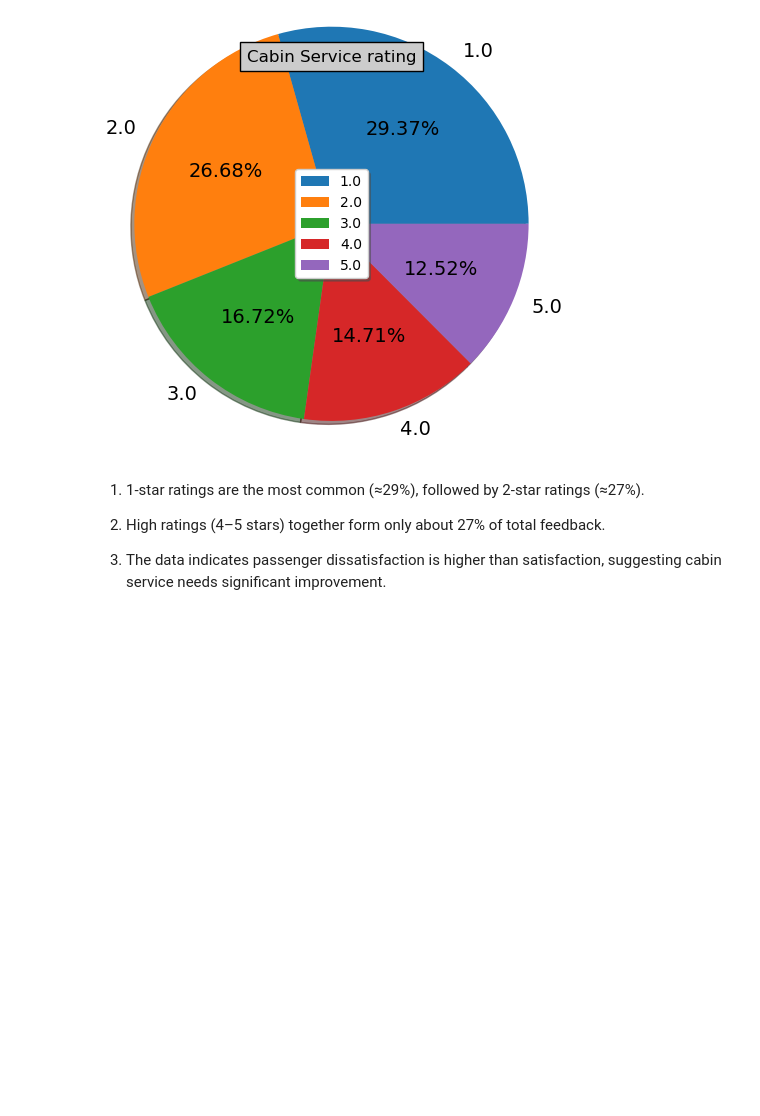
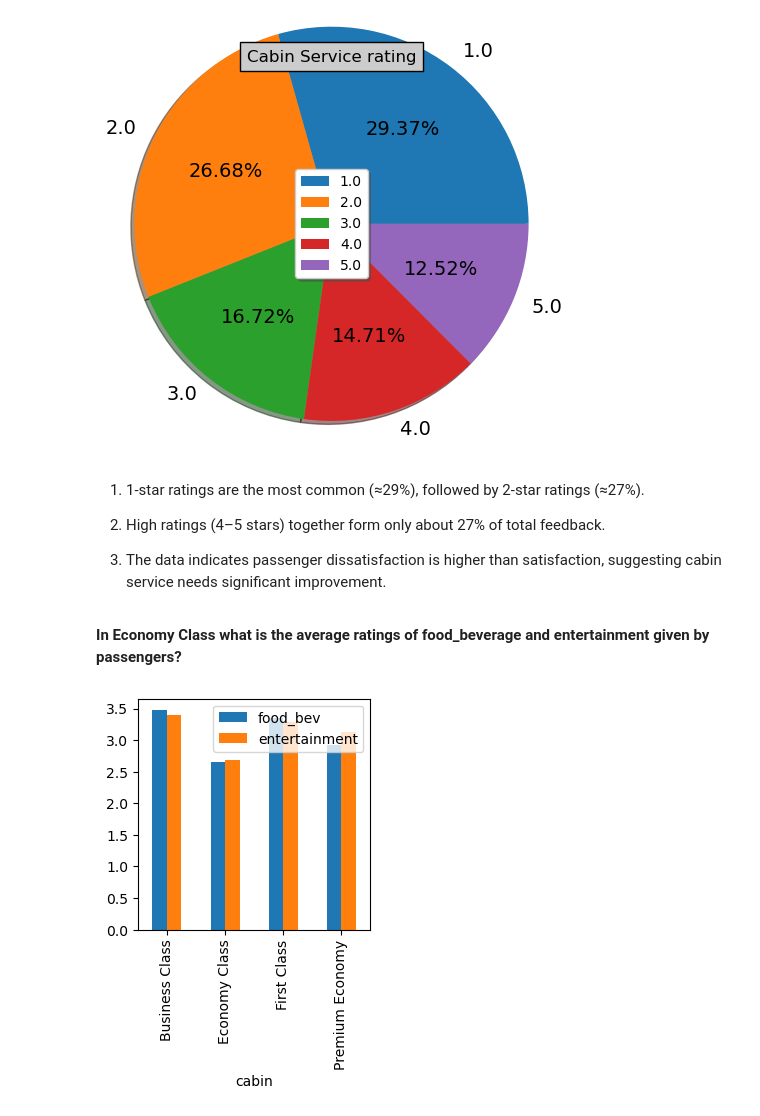
Before and after one commit to Siddharth3271/Airline-Passenger-Refferal-Prediction, a Jupyter notebook: code.ipynb, the cells around one changed output. Cells and saved outputs as stored; diff of their text form; code cells hidden in the pictures; blank space fills up the shorter version.

```diff
--- a/code.ipynb
+++ b/code.ipynb
@@ -364,3 +365,15 @@ Name: cabin_service, Length: 37539, dtype: float64>
 2. High ratings (4–5 stars) together form only about 27% of total feedback.
 
 3. The data indicates passenger dissatisfaction is higher than satisfaction, suggesting cabin service needs significant improvement.
+# %% [markdown]
+**In Economy Class what is the average ratings of food_beverage and entertainment given by passengers?**
+# %%
+#setting the figure size and plotting the graph
+
+# Group by 'cabin' and get mean of 'food_bev' and 'entertainment'
+gp_by_cabin=airline_df.groupby('cabin')[['food_bev','entertainment']].mean().reset_index()
+plt.rcParams['figure.figsize']=(3,3)
+gp_by_cabin.plot(x="cabin",y=['food_bev','entertainment'],kind="bar")
+plt.show()
+# %% [output]
+[figure, added]
```
Also changed, not shown: parts of 17 cells of this notebook.
